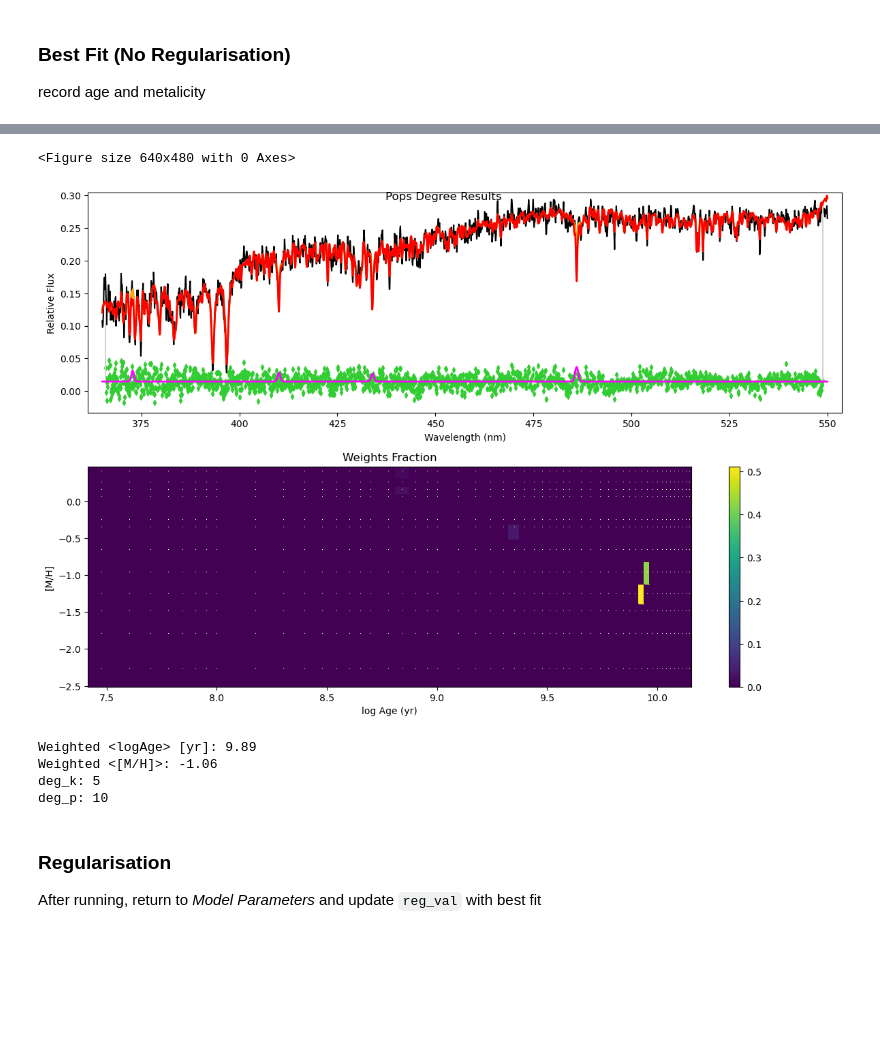
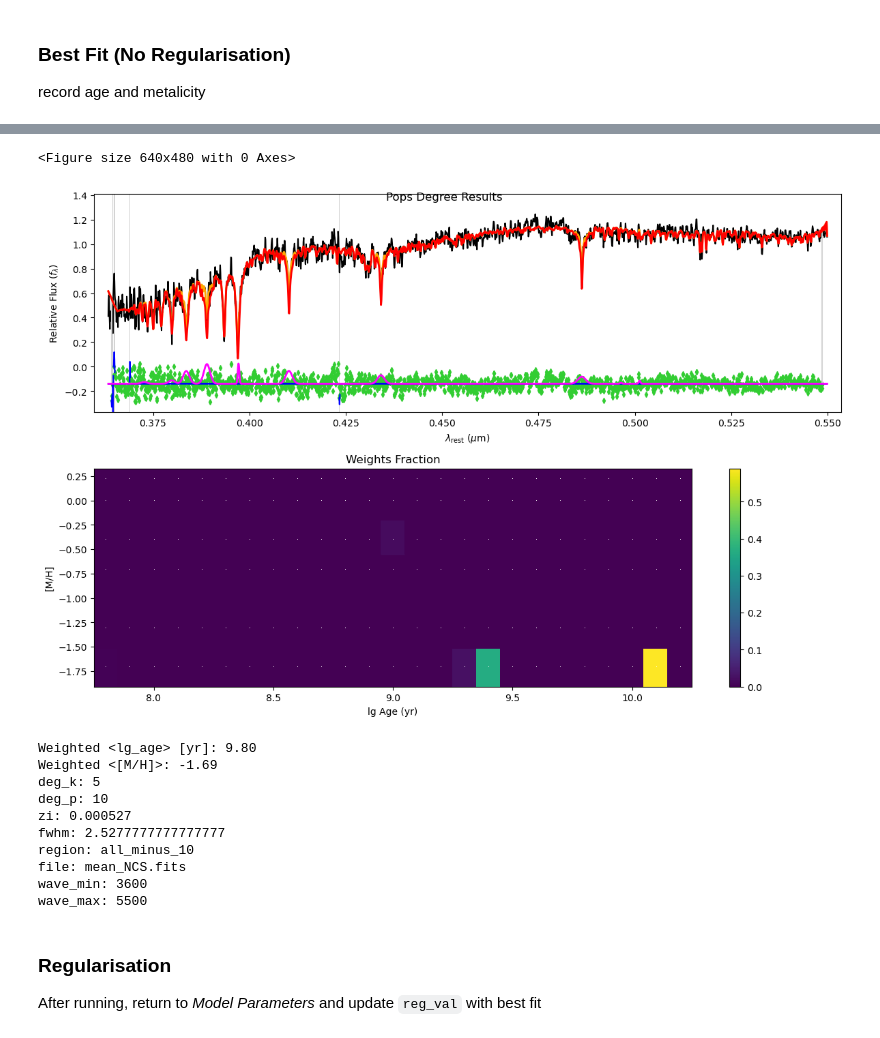
Before and after one commit to daniel-lyon/CAS-Summer-Project, a Jupyter notebook: scripts/stellar_pops.ipynb, the cells around one changed output, grey strips where cells are left out. Drawn from its saved outputs; the diff is of its cells as text; code cells hidden in the pictures; blank space fills up the shorter version.

Commit message:
stellar pops w/ ppxf update

```diff
--- a/scripts/stellar_pops.ipynb
+++ b/scripts/stellar_pops.ipynb
@@ -13,11 +13,8 @@ class HaltException(Exception): pass
 # %% [markdown]
 ### Files
 # %%
-fittable_file = '/home/daniel/Documents/Swinburne/ultra-diffuse-galaxies/results_GC/NGC_247/GCs/obj1/mean_NCS.fits'
-out_dir = '/home/daniel/Documents/Swinburne/ultra-diffuse-galaxies/results_SP/NGC_247/GCs/'
-
-model_dir = '/home/daniel/Documents/Swinburne/ultra-diffuse-galaxies/MILES_BASTI_KU_baseFe/'
-
+fittable_file = '/home/daniel/Documents/Swinburne/ultra-diffuse-galaxies/results_GC/NGC_247/GCs2/obj3/mean_NCS.fits'
+out_dir = '/home/daniel/Documents/Swinburne/ultra-diffuse-galaxies/results_SP/NGC_247/GCs2/obj3/'
 write_out = True
 # %% [markdown]
 ### Model Parameters
@@ -190,23 +193,23 @@ Run as is.
 deg_pop = np.asarray([1,2,3,4,5,6,7,8,9,10,15,20,25])  #series of degrees to check
 
 ########## Once we select the degree for the kinematics
-pp = ppxf.ppxf.ppxf(templates, galaxy, noise, VelScale, start, goodpixels=goodPixels,
-      plot=False, moments=moments, degree=deg_k, mdegree=-1, vsyst=dv, lam=wave,
-      clean=False, regul=False, reg_dim=reg_dim, component=component,
-      gas_component=gas_component, gas_names=gas_names)  # ,velscale_ratio=velscale_ratio)
+pp = ppxf.ppxf.ppxf(templates, galaxy, noise, velscale, start, goodpixels=goodPixels,
+    plot=False, moments=moments, degree=deg_k, mdegree=-1, vsyst=dv, lam=np.exp(ln_lam1),
+    clean=False, regul=False, reg_dim=reg_dim, component=component,
+    gas_component=gas_component, gas_names=gas_names)  # ,velscale_ratio=velscale_ratio)
 
 noise1 = noise * np.sqrt(pp.chi2)
 
 def process_deg_pop(i):
-    pp1 = ppxf.ppxf.ppxf(templates, galaxy, noise1, VelScale, [pp.sol[0], pp.sol[1]], fixed=fixed, goodpixels=goodPixels,
-            plot=False, moments=moments, degree=deg_k, mdegree=deg_pop[i], vsyst=dv, lam=wave,
-            clean=True, regul=False, reg_dim=reg_dim, component=component,
-            gas_component=gas_component, gas_names=gas_names)#,velscale_ratio=velscale_ratio)
+    pp1 = ppxf.ppxf.ppxf(templates, galaxy, noise1, velscale, [pp.sol[0], pp.sol[1], pp.sol[2]], fixed=fixed, goodpixels=goodPixels,
+        plot=False, moments=moments, degree=deg_k, mdegree=deg_pop[i], vsyst=dv, lam=np.exp(ln_lam1),
+        clean=True, regul=False, reg_dim=reg_dim, component=component,
+        gas_component=gas_component, gas_names=gas_names)#,velscale_ratio=velscale_ratio)
 
     weights = pp1.weights[~gas_component]
     weights = weights.reshape(reg_dim)/weights.sum()
-    mwt = miles.mean_age_metal(weights)[0]
-    mwz = miles.mean_age_metal(weights)[1]
+    mwt = sps.mean_age_metal(weights)[0]
+    mwz = sps.mean_age_metal(weights)[1]
     snr = np.median(pp1.bestfit) / np.std(galaxy - pp1.bestfit)
     return mwt, mwz, snr
 
@@ -256,8 +259,8 @@ deg_p = 10
 
 record age and metalicity
 # %%
-pp1 = ppxf.ppxf.ppxf(templates, galaxy, noise1, VelScale, [pp.sol[0], pp.sol[1]], fixed=fixed, goodpixels=goodPixels,
-    plot=True, moments=moments, degree=deg_k, mdegree=deg_p, vsyst=dv, lam=wave,
+pp1 = ppxf.ppxf.ppxf(templates, galaxy, noise1, velscale, [pp.sol[0], pp.sol[1], pp.sol[2]], fixed=fixed, goodpixels=goodPixels,
+    plot=True, moments=moments, degree=deg_k, mdegree=deg_p, vsyst=dv, lam=np.exp(ln_lam1),
     clean=True, regul=False, reg_dim=reg_dim, component=component,
     gas_component=gas_component, gas_names=gas_names)  # ,velscale_ratio=velscale_ratio)
 
@@ -268,17 +271,23 @@ pp1.plot()
 plt.subplot(212)
 weights = pp1.weights[~gas_component]
 weights = weights.reshape(reg_dim)/weights.sum()
-miles.plot(weights)
+sps.plot(weights)
 plt.tight_layout()
 plt.suptitle("Pops Degree Results")
 if write_out:
     plt.savefig(out_dir+'fit_noreg.png')
 plt.show()
 
-mwt, mwz = miles.mean_age_metal(weights)
+mwt, mwz = sps.mean_age_metal(weights)
 snr = np.median(pp1.bestfit) / np.std(galaxy - pp1.bestfit)
 plt.show()
 
 print(f'deg_k: {deg_k}')
 print(f'deg_p: {deg_p}')
+print(f'zi: {zi}')
+print(f'fwhm: {FWHM_data}')
+print(f'region: {region}')
+print(f'file: {path.basename(fittable_file)}')
+print(f'wave_min: {wave_min}')
+print(f'wave_max: {wave_max}')
 # %% [output]
@@ -303,9 +311,15 @@ Comp: 1  [OIII]5007_d          0     0.053     -65   241
 <Figure size 640x480 with 0 Axes>
-[figure, old version]
+[figure, new version]
-Weighted <logAge> [yr]: 9.89
-Weighted <[M/H]>: -1.06
+Weighted <lg_age> [yr]: 9.80
+Weighted <[M/H]>: -1.69
 deg_k: 5
 deg_p: 10
+zi: 0.000527
+fwhm: 2.5277777777777777
+region: all_minus_10
+file: mean_NCS.fits
+wave_min: 3600
+wave_max: 5500
 # %% [markdown]
 ### Regularisation
 
```
Also changed, not shown: parts of 6 cells of this notebook, 23 other files.
